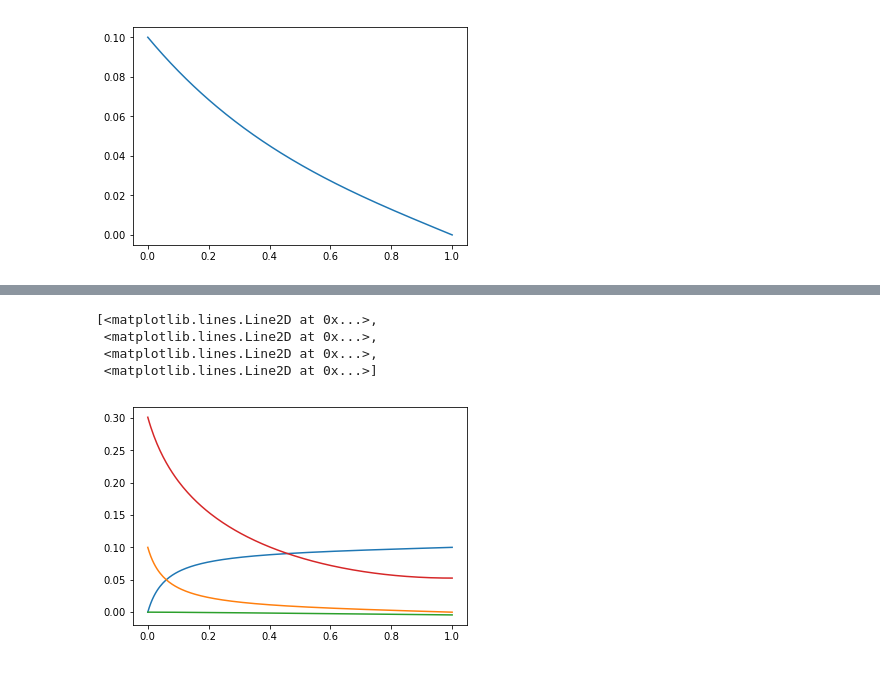
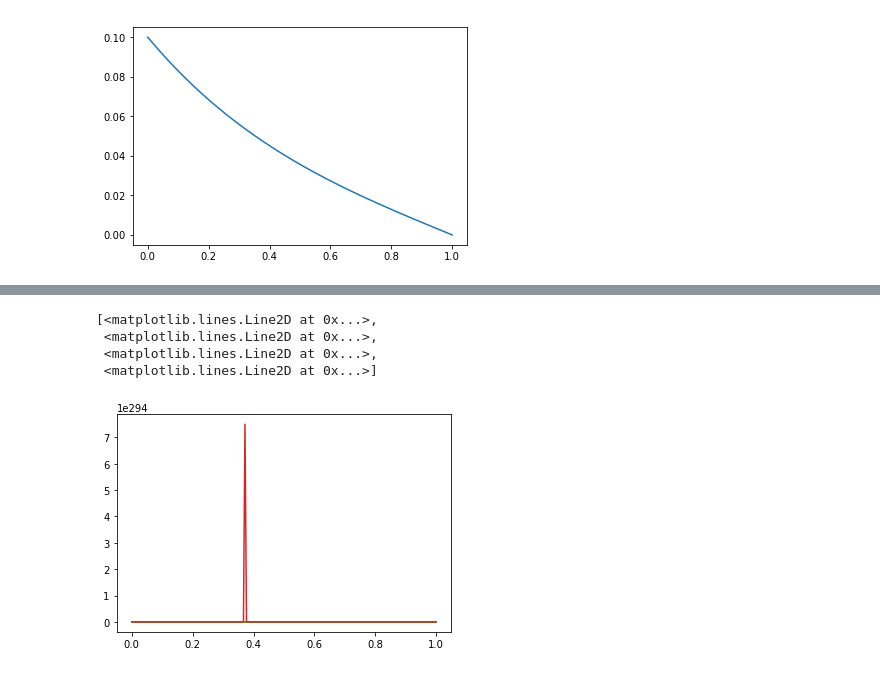
Before and after one commit to dalcox/batteries, a Jupyter notebook: Battery Modeling 1D Steady State.ipynb, the cells around one changed output, grey strips where cells are left out. Drawn from its saved outputs; the diff is of its cells as text; code cells hidden in the pictures.

```diff
--- a/Battery Modeling 1D Steady State.ipynb
+++ b/Battery Modeling 1D Steady State.ipynb
@@ -161,12 +173,12 @@ def ObjectiveTafel(IVo):
     return U[0,0], dV[-1]
 # %%
 i1o, V2o = fsolve(ObjectiveTafel, [0,0])
-U = odeint(Tafelfunc, [0, I, 0, V2o], X)
+U = odeint(Tafelfunc, [i1o, I, 0, V2o], X)
 
 plt.plot(X, U)
 # %% [output]
 [<matplotlib.lines.Line2D at 0x...>,
  <matplotlib.lines.Line2D at 0x...>,
  <matplotlib.lines.Line2D at 0x...>,
  <matplotlib.lines.Line2D at 0x...>]
-[figure, old version]
+[figure, new version]
```
Also changed, not shown: parts of 4 cells of this notebook, 2 other files.
